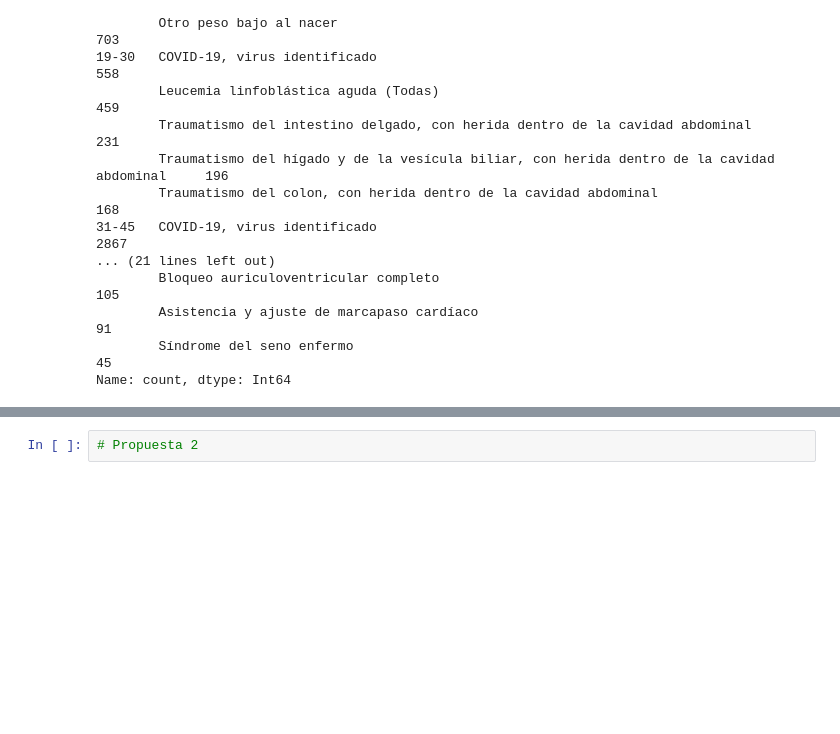
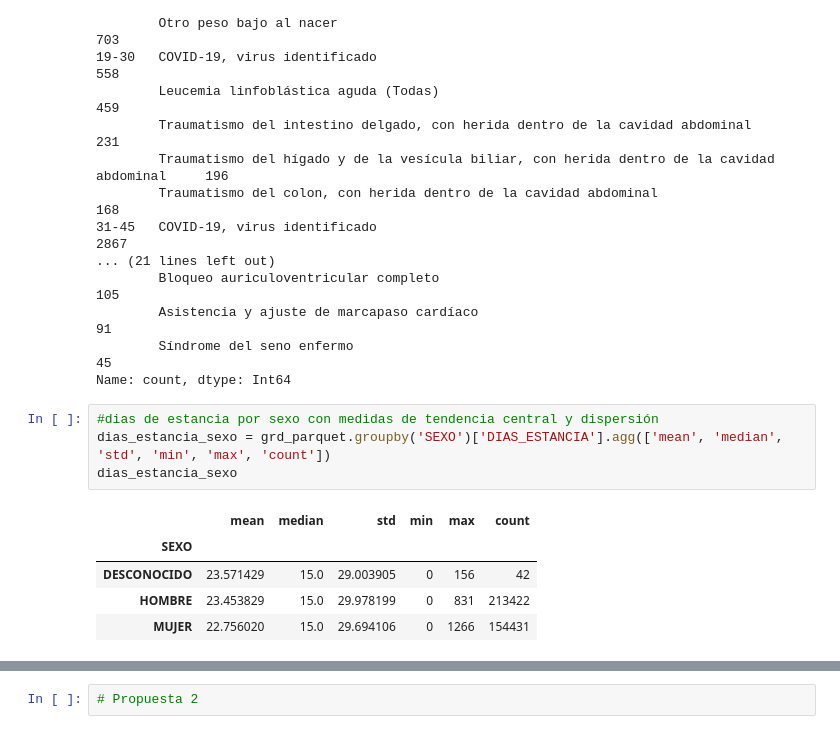
Before and after one commit to pbj-glitch/BusinessIntelligence, a Jupyter notebook: w1MariaLukas_v2.ipynb, the cells around one changed output, grey strips where cells are left out. Drawn from its saved outputs; the diff is of its cells as text; blank space fills up the shorter version.

```diff
--- a/w1MariaLukas_v2.ipynb
+++ b/w1MariaLukas_v2.ipynb
@@ -234,3 +235,13 @@ EDAD    DESCRIPCION
         Asistencia y ajuste de marcapaso cardíaco                                                      91
         Síndrome del seno enfermo                                                                      45
 Name: count, dtype: Int64
+# %%
+#dias de estancia por sexo con medidas de tendencia central y dispersión
+dias_estancia_sexo = grd_parquet.groupby('SEXO')['DIAS_ESTANCIA'].agg(['mean', 'median', 'std', 'min', 'max', 'count'])
+dias_estancia_sexo
+# %% [output]
+|  | mean | median | std | min | max | count |
+| SEXO |  |  |  |  |  |  |
+| DESCONOCIDO | 23.571429 | 15.0 | 29.003905 | 0 | 156 | 42 |
+| HOMBRE | 23.453829 | 15.0 | 29.978199 | 0 | 831 | 213422 |
+| MUJER | 22.756020 | 15.0 | 29.694106 | 0 | 1266 | 154431 |
```
Also changed, not shown: parts of 2 cells of this notebook.
